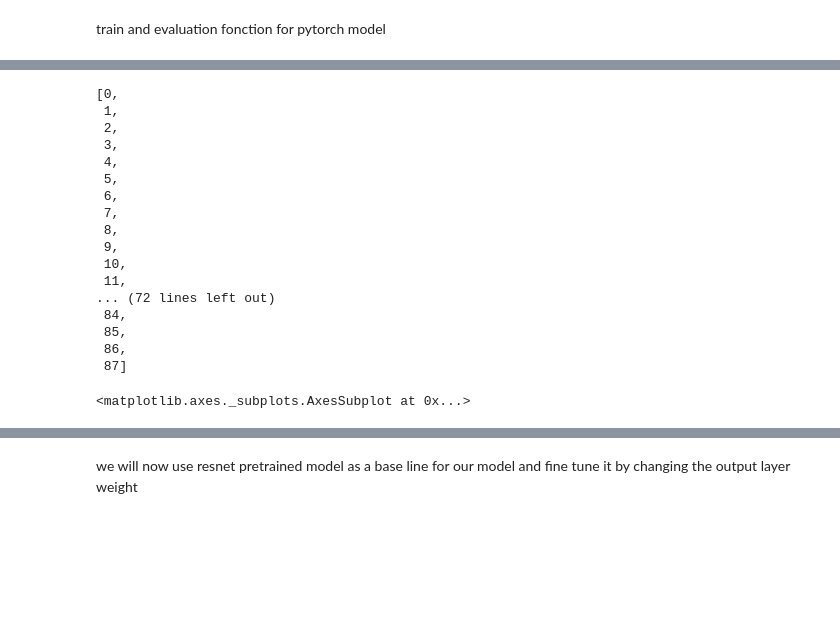
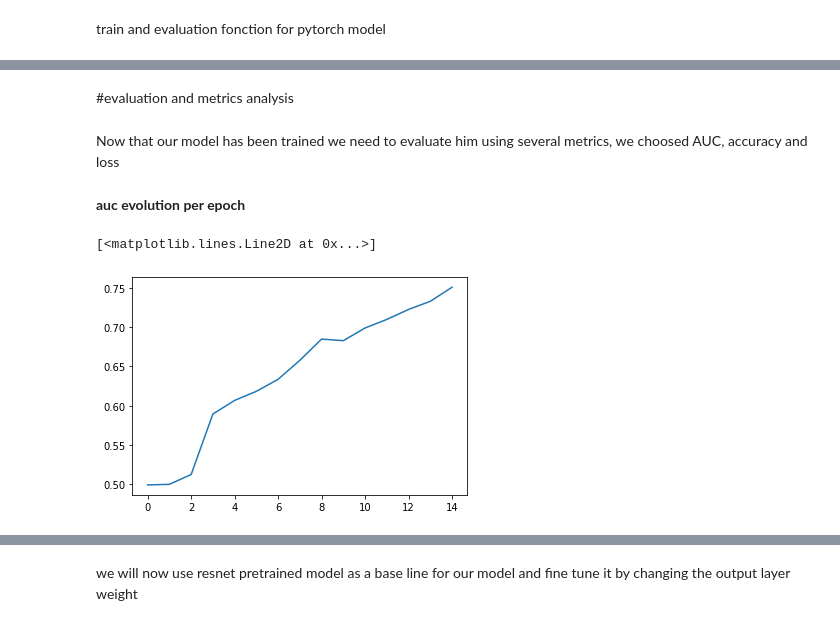
Before and after one commit to gael-courmont/Cats_and_dogs_recognition, a Jupyter notebook: cats_dogs_pytorch_version.ipynb, the cells around one changed output, grey strips where cells are left out. Saved outputs shown, nothing was run; the diff lists cells and outputs as text; code cells hidden in the pictures; blank space fills up the shorter version.

```diff
--- a/cats_dogs_pytorch_version.ipynb
+++ b/cats_dogs_pytorch_version.ipynb
@@ -261,2 +296,0 @@ epoch: 1 --> train_loss: 0.657741 - train_acc: 0.606071 - val_loss: 0.651093 - v
-# %%
-metricsauc=model.auc
@@ -267,23 +296,0 @@ print(metricsauc[0])
-# %%
-point=[]
-for i in range(len(metricsauc[0])):
-    point.append(i)
-point
-# %% [output]
-[0,
- 1,
- 2,
- 3,
- 4,
- 5,
- 6,
- 7,
- 8,
- 9,
- 10,
- 11,
-... (72 lines left out)
- 84,
- 85,
- 86,
- 87]
@@ -292,4 +297,15 @@ import seaborn as sns
-# %%
-sns.scatterplot(x=point,y=metricsauc[0])
-# %% [output]
-<matplotlib.axes._subplots.AxesSubplot at 0x...>
+# %% [markdown]
+#evaluation and metrics analysis
+# %% [markdown]
+Now that our model has been trained we need to evaluate him using several metrics, we choosed AUC, accuracy and loss
+# %% [markdown]
+**auc evolution per epoch**
+# %%
+meanper_epo=[]
+for epo in metricsauc:
+  meanper_epo.append(statistics.mean(epo))
+# %%
+plt.plot(np.arange(start=0, stop=len(meanper_epo), step=1),meanper_epo)
+# %% [output]
+[<matplotlib.lines.Line2D at 0x...>]
+[figure, added]
```
Also changed, not shown: parts of 164 cells of this notebook.
